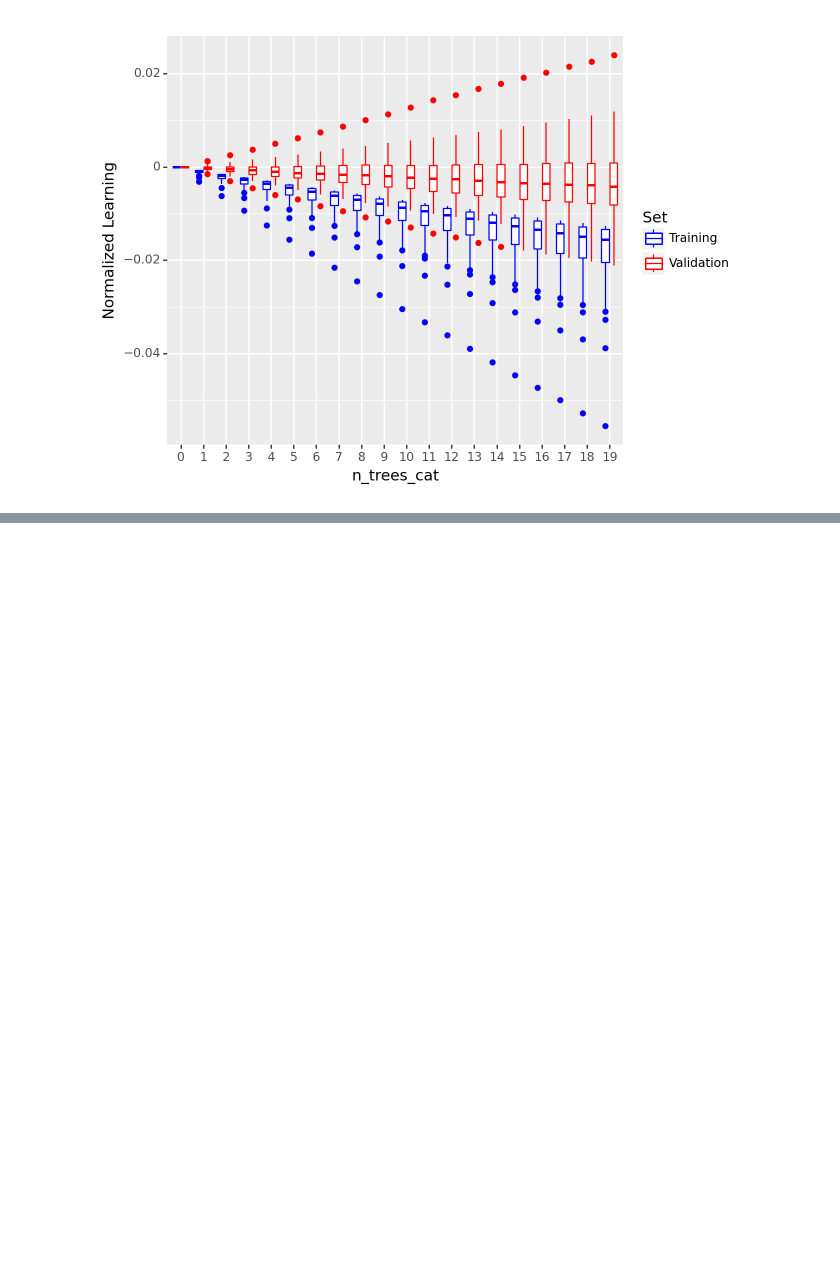
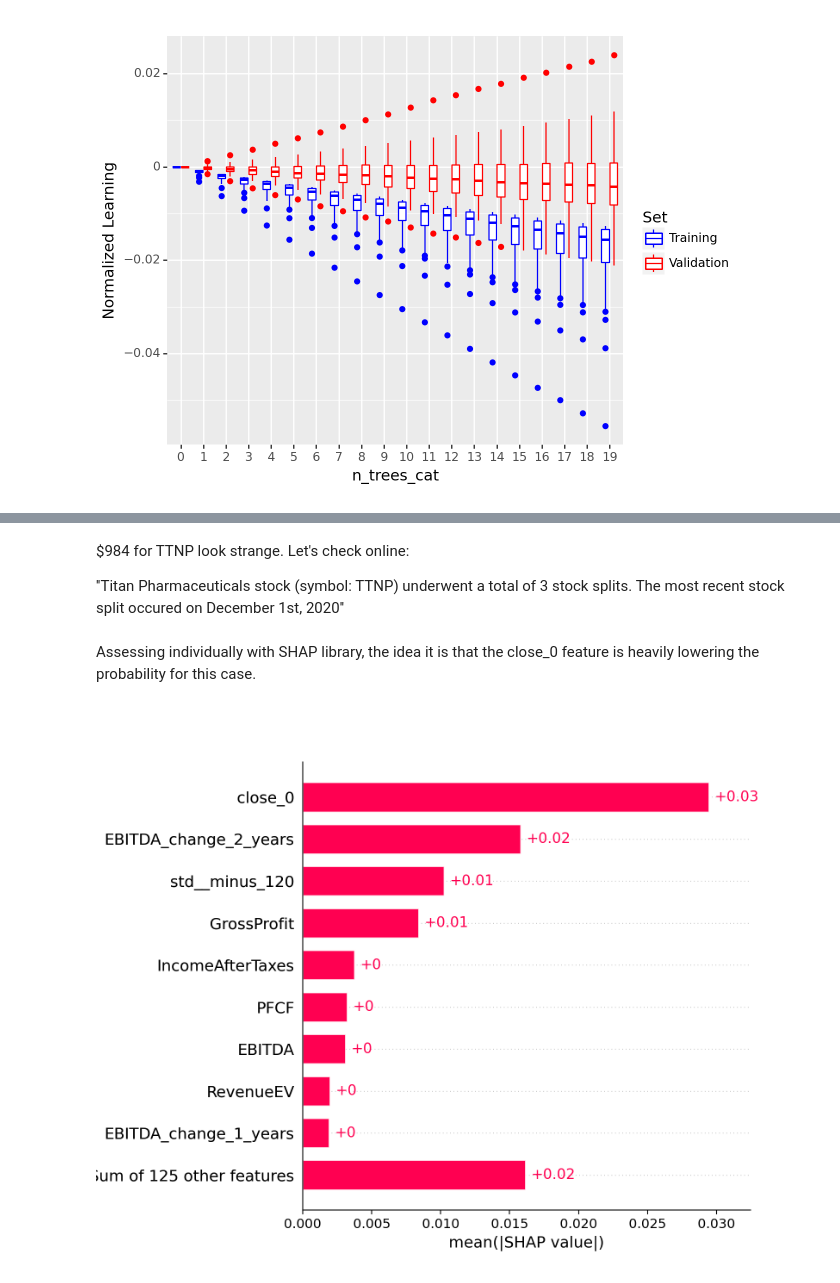
Before and after one commit to dan1dr/zrive-ds, a Jupyter notebook: src/module_5/module5.ipynb, the cells around one changed output, grey strips where cells are left out. Cells and saved outputs as stored; diff of their text form; code cells hidden in the pictures; blank space fills up the shorter version.

```diff
--- a/src/module_5/module5.ipynb
+++ b/src/module_5/module5.ipynb
@@ -701,0 +904,59 @@ Keep and eye on lambda rank and ndcg
+# %% [markdown]
+$984 for TTNP look strange. Let's check online:
+
+''Titan Pharmaceuticals stock (symbol: TTNP) underwent a total of 3 stock splits. The most recent stock split occured on December 1st, 2020''
+# %% [markdown]
+Assessing individually with SHAP library, the idea it is that the close_0 feature is heavily lowering the probability for this case.
+# %%
+import numpy as np
+import shap
+import pandas as pd
+
+def get_shap_values(execution_date: str, ticker: str = None):
+    """
+    Generate SHAP values for a given execution date and optionally for a specific ticker.
+
+    Parameters:
+    - execution_date (str): Execution date for which to generate SHAP values.
+    - all_models (dict): Dictionary containing trained models with dates as keys.
+    - all_predicted_tickers (pd.DataFrame): DataFrame containing predicted tickers with their features.
+    - ticker (str, optional): Specific ticker to generate SHAP values for. If None, SHAP values for all tickers are generated.
+
+    Returns:
+    - shap.Explanation: SHAP values for the specified execution date and ticker.
+    """
+    date = np.datetime64(execution_date)
+    model = all_models.get(date)
+    if model is None:
+        raise ValueError(f"No model found for the date {execution_date}")
+
+    # Filter X_test for the specified execution date
+    X_test = all_predicted_tickers[all_predicted_tickers['execution_date'] == date]
+
+    feature_names = model.booster_.feature_name()
+
+    # Filter for a specific ticker if provided
+    if ticker is not None:
+        X_test = X_test[X_test['Ticker'] == ticker]
+        X_test = X_test.sort_values('Ticker')
+        X_test['Ticker'] = X_test['Ticker'].astype('category')
+
+        explainer = shap.Explainer(model)
+        shap_values = explainer(X_test[feature_names])
+        shap_values = shap_values[..., 1]
+
+    else:
+        explainer = shap.Explainer(model, X_test[feature_names])
+        shap_values = explainer(X_test[feature_names])
+
+    return shap_values
+
+# Example usage:
+sv = get_shap_values('2016-06-30T00:00:00.000000000')
+fig = plt.gcf()
+ax = plt.gca()
+ax.set_position([0.3, 0.1, 0.65, 0.8])
+shap.plots.bar(sv, max_display=10)
+plt.show()
+# %% [output]
+[figure, added]
```
Also changed, not shown: parts of 24 cells of this notebook, 2 other files.
